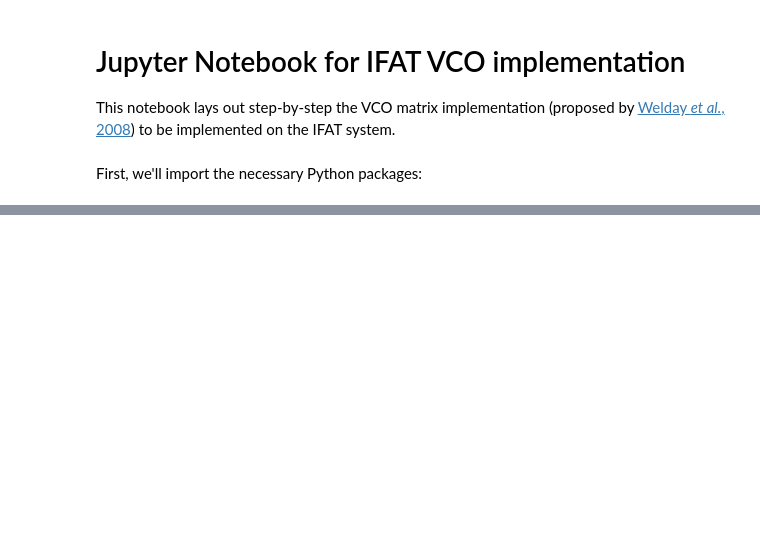
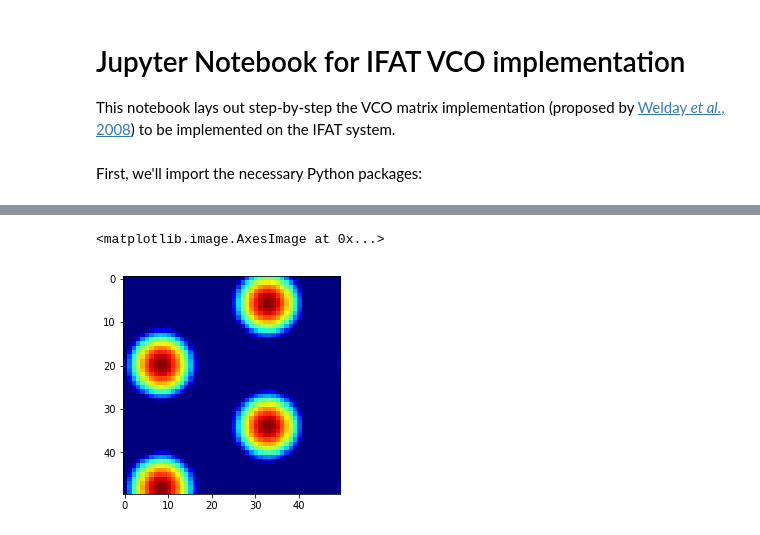
Before and after one commit to csmslab/hipposlam, a Jupyter notebook: biocas_notebook.ipynb, the cells around one changed output, grey strips where cells are left out. Drawn from its saved outputs; the diff is of its cells as text; code cells hidden in the pictures; blank space fills up the shorter version.

```diff
--- a/biocas_notebook.ipynb
+++ b/biocas_notebook.ipynb
@@ -80,0 +185,31 @@ $$ \phi_n(t) = \Phi(t) + \bigg( \big(\phi_n(0) - \Omega(0)\big) + \mathbf{d}_n \
+# %%
+# Helper function for matrix that sums activity of cells indicated in weights matrix (weights = 1)
+def matrix_activity(matrix, weights, size):
+    # Create mesh grid to tile space of [[-size, size],[-size, size]]
+    ss = np.linspace(-size,size,10*size)
+    xx, yy = np.meshgrid(ss,ss)
+
+    # Find sum of responses from all cells identified in weights matrix
+    response_sum = np.zeros([10*size,10*size],dtype='complex128')
+    for row in range(weights.shape[0]):
+        for col in range(weights.shape[1]):
+            if not np.isnan(weights[row,col]):
+                cell_response = matrix[row][col].cell_activity(int(weights[row,col]), xx, yy)
+                response_sum = response_sum + cell_response
+
+    # Normalize and threshold at 65% of the maximum response
+    response_sum = abs(response_sum)
+    max_response = np.max(response_sum)
+    thresh = response_sum - 0.65*max_response
+    thresh[thresh<0] = 0
+    max_response = np.max(thresh)
+    response_norm = thresh / max_response
+    return response_norm, response_sum
+# %%
+arena_size = 5;
+grid_norm, grid_sum = matrix_activity(VCOmatrix, weights_grid, arena_size)
+# %%
+plt.imshow(grid_norm,cmap='jet')
+# %% [output]
+<matplotlib.image.AxesImage at 0x...>
+[figure, added]
```
Also changed, not shown: parts of 21 cells of this notebook, 2 other files.
